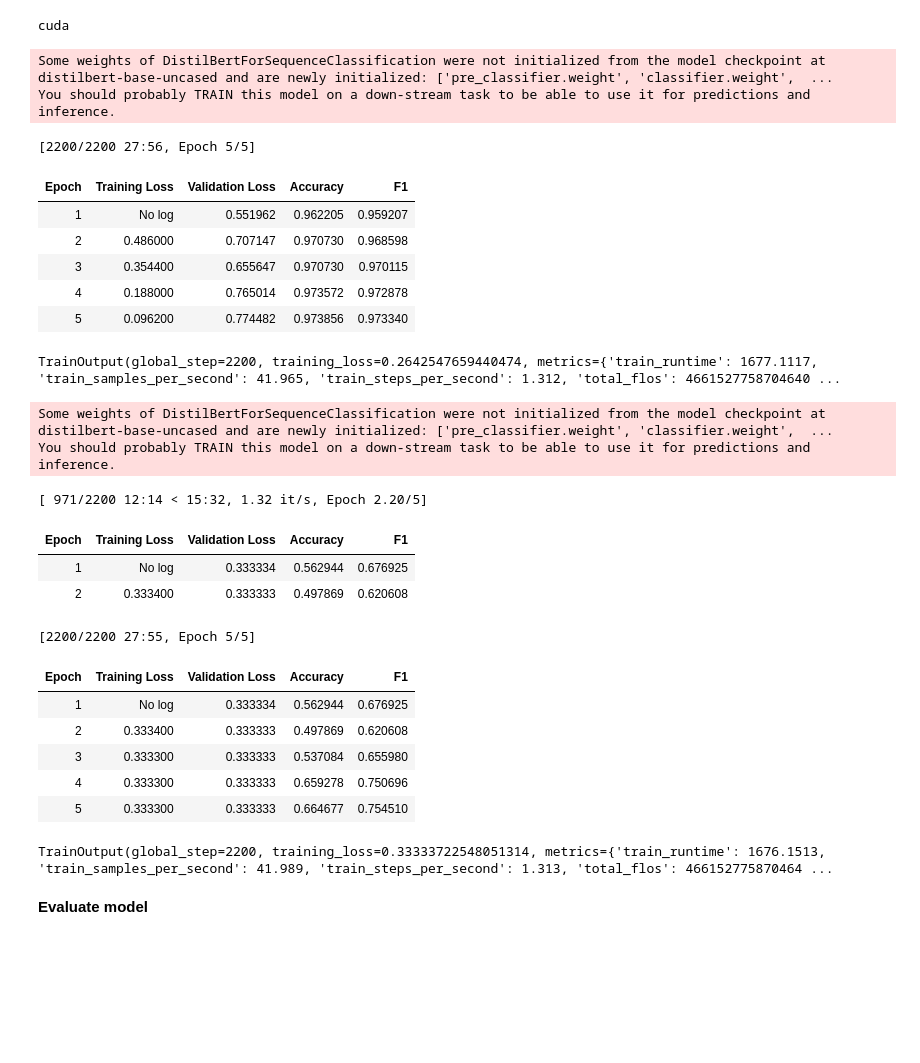
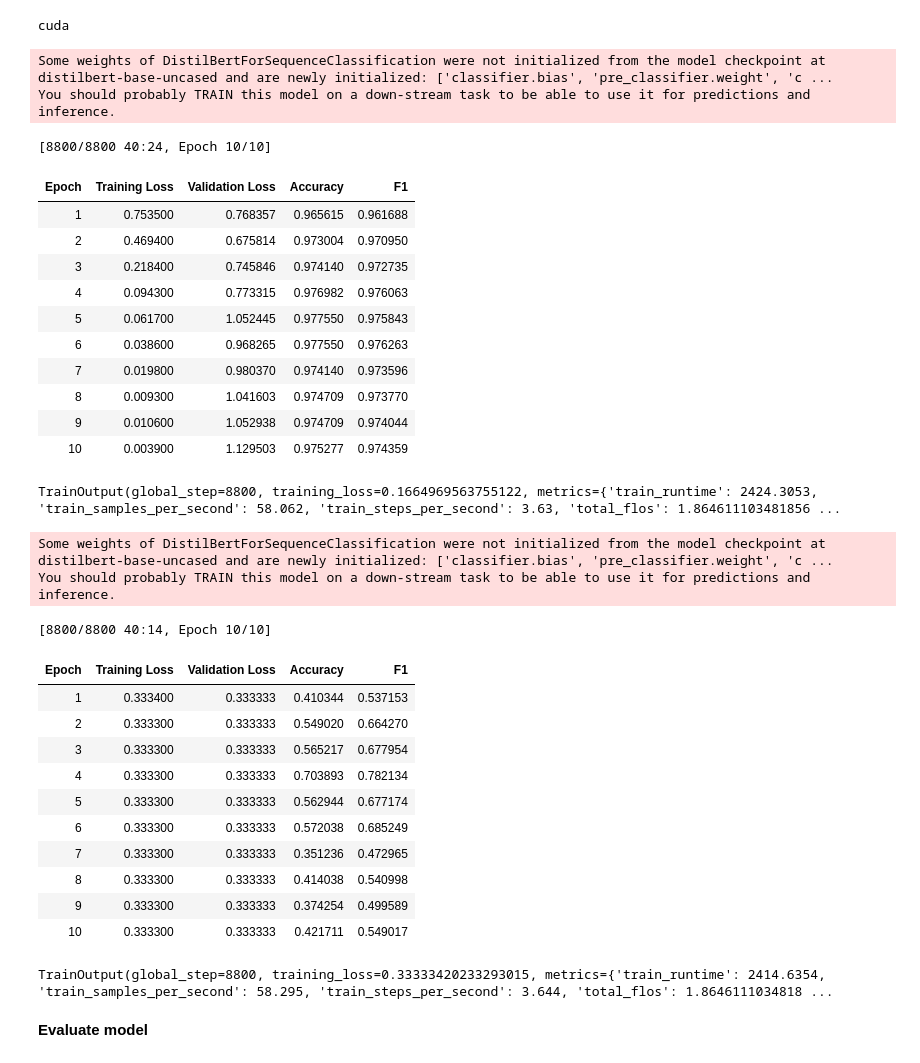
Before and after one commit to Michael-HK/Fake-Job-detection, a Jupyter notebook: fake_job_Detection.ipynb, the cells around one changed output. Cells and saved outputs as stored; diff of their text form; code cells hidden in the pictures; blank space fills up the shorter version.

```diff
--- a/fake_job_Detection.ipynb
+++ b/fake_job_Detection.ipynb
@@ -481,7 +499,7 @@ import torch.nn.utils.rnn as rnn_utils
 from transformers import DistilBertTokenizerFast
 
 ## Import BERT tokenizer
-MAX_LEN = 256
+MAX_LEN = 512
 
 tokenizer = DistilBertTokenizerFast.from_pretrained('distilbert-base-uncased')
 
@@ -624,6 +642,6 @@ def compute_metrics(pred):
     return {"accuracy": acc, "f1": f1}
 
 
-batch_size = 32
+batch_size = 16
 logging_steps = len(train_texts) // batch_size
 # %% [output]
@@ -681,7 +699,7 @@ model2 = (DistilBertForSequenceClassification.from_pretrained(model_name, num_la
                                                             id2label=id2label, label2id=label2id).to(device))
 
 training_args = TrainingArguments(output_dir="./custom1_results",
-                                  num_train_epochs=5,
+                                  num_train_epochs=10,
                                   learning_rate=2e-5,
                                   per_device_train_batch_size=batch_size,
                                   per_device_eval_batch_size=batch_size,
@@ -702,61 +720,67 @@ trainer_2 = CustomTrainer(
 )
 trainer_2.train()
 # %% [output]
-Some weights of DistilBertForSequenceClassification were not initialized from the model checkpoint at distilbert-base-uncased and are newly initialized: ['pre_classifier.weight', 'classifier.weight',  ...
+Some weights of DistilBertForSequenceClassification were not initialized from the model checkpoint at distilbert-base-uncased and are newly initialized: ['classifier.bias', 'pre_classifier.weight', 'c ...
 You should probably TRAIN this model on a down-stream task to be able to use it for predictions and inference.
-[2200/2200 27:56, Epoch 5/5]
+[8800/8800 40:24, Epoch 10/10]
 | Epoch | Training Loss | Validation Loss | Accuracy | F1 |
-| 1 | No log | 0.551962 | 0.962205 | 0.959207 |
-| 2 | 0.486000 | 0.707147 | 0.970730 | 0.968598 |
-| 3 | 0.354400 | 0.655647 | 0.970730 | 0.970115 |
-| 4 | 0.188000 | 0.765014 | 0.973572 | 0.972878 |
-| 5 | 0.096200 | 0.774482 | 0.973856 | 0.973340 |
+| 1 | 0.753500 | 0.768357 | 0.965615 | 0.961688 |
+| 2 | 0.469400 | 0.675814 | 0.973004 | 0.970950 |
+| 3 | 0.218400 | 0.745846 | 0.974140 | 0.972735 |
+| 4 | 0.094300 | 0.773315 | 0.976982 | 0.976063 |
+| 5 | 0.061700 | 1.052445 | 0.977550 | 0.975843 |
+| 6 | 0.038600 | 0.968265 | 0.977550 | 0.976263 |
+| 7 | 0.019800 | 0.980370 | 0.974140 | 0.973596 |
+| 8 | 0.009300 | 1.041603 | 0.974709 | 0.973770 |
+| 9 | 0.010600 | 1.052938 | 0.974709 | 0.974044 |
+| 10 | 0.003900 | 1.129503 | 0.975277 | 0.974359 |
-TrainOutput(global_step=2200, training_loss=0.2642547659440474, metrics={'train_runtime': 1677.1117, 'train_samples_per_second': 41.965, 'train_steps_per_second': 1.312, 'total_flos': 4661527758704640 ...
+TrainOutput(global_step=8800, training_loss=0.1664969563755122, metrics={'train_runtime': 2424.3053, 'train_samples_per_second': 58.062, 'train_steps_per_second': 3.63, 'total_flos': 1.864611103481856 ...
 # %%
 #==== using Sadice loss=========================
 num_labels = 2
 id2label = {0: 'not_Fake', 1: 'Fake'}
 label2id = {'not_Fake': 0, 'Fake': 1}
 model_name = "distilbert-base-uncased"
 model3 = (DistilBertForSequenceClassification.from_pretrained(model_name, num_labels=num_labels,
                                                             id2label=id2label, label2id=label2id).to(device))
 
 training_args = TrainingArguments(output_dir="./custom3_results",
-                                  num_train_epochs=5,
+                                  num_train_epochs=10,
                                   learning_rate=2e-5,
                                   per_device_train_batch_size=batch_size,
                                   per_device_eval_batch_size=batch_size,
                                   load_best_model_at_end=True,
                                   metric_for_best_model="f1",
                                   logging_dir='./custom3_logs',
                                   weight_decay=0.01,
                                   evaluation_strategy="epoch",
                                   save_strategy="epoch",
                                   disable_tqdm=False)
 
 trainer_3 = CustomTrainerSadice(
     model=model3,
     compute_metrics=compute_metrics,
     args=training_args,
     train_dataset=train_datasets,
     eval_dataset=val_datasets
 )
 trainer_3.train()
 # %% [output]
-Some weights of DistilBertForSequenceClassification were not initialized from the model checkpoint at distilbert-base-uncased and are newly initialized: ['pre_classifier.weight', 'classifier.weight',  ...
+Some weights of DistilBertForSequenceClassification were not initialized from the model checkpoint at distilbert-base-uncased and are newly initialized: ['classifier.bias', 'pre_classifier.weight', 'c ...
 You should probably TRAIN this model on a down-stream task to be able to use it for predictions and inference.
-[ 971/2200 12:14 < 15:32, 1.32 it/s, Epoch 2.20/5]
+[8800/8800 40:14, Epoch 10/10]
 | Epoch | Training Loss | Validation Loss | Accuracy | F1 |
-| 1 | No log | 0.333334 | 0.562944 | 0.676925 |
-| 2 | 0.333400 | 0.333333 | 0.497869 | 0.620608 |
+| 1 | 0.333400 | 0.333333 | 0.410344 | 0.537153 |
+| 2 | 0.333300 | 0.333333 | 0.549020 | 0.664270 |
+| 3 | 0.333300 | 0.333333 | 0.565217 | 0.677954 |
+| 4 | 0.333300 | 0.333333 | 0.703893 | 0.782134 |
+| 5 | 0.333300 | 0.333333 | 0.562944 | 0.677174 |
+| 6 | 0.333300 | 0.333333 | 0.572038 | 0.685249 |
+| 7 | 0.333300 | 0.333333 | 0.351236 | 0.472965 |
+| 8 | 0.333300 | 0.333333 | 0.414038 | 0.540998 |
+| 9 | 0.333300 | 0.333333 | 0.374254 | 0.499589 |
+| 10 | 0.333300 | 0.333333 | 0.421711 | 0.549017 |
-[2200/2200 27:55, Epoch 5/5]
+TrainOutput(global_step=8800, training_loss=0.33333420233293015, metrics={'train_runtime': 2414.6354, 'train_samples_per_second': 58.295, 'train_steps_per_second': 3.644, 'total_flos': 1.8646111034818 ...
-| Epoch | Training Loss | Validation Loss | Accuracy | F1 |
-| 1 | No log | 0.333334 | 0.562944 | 0.676925 |
-| 2 | 0.333400 | 0.333333 | 0.497869 | 0.620608 |
-| 3 | 0.333300 | 0.333333 | 0.537084 | 0.655980 |
-| 4 | 0.333300 | 0.333333 | 0.659278 | 0.750696 |
-| 5 | 0.333300 | 0.333333 | 0.664677 | 0.754510 |
-TrainOutput(global_step=2200, training_loss=0.33333722548051314, metrics={'train_runtime': 1676.1513, 'train_samples_per_second': 41.989, 'train_steps_per_second': 1.313, 'total_flos': 466152775870464 ...
 # %% [markdown]
 **Evaluate model**
 # %%
```
Also changed, not shown: parts of 5 cells of this notebook.
